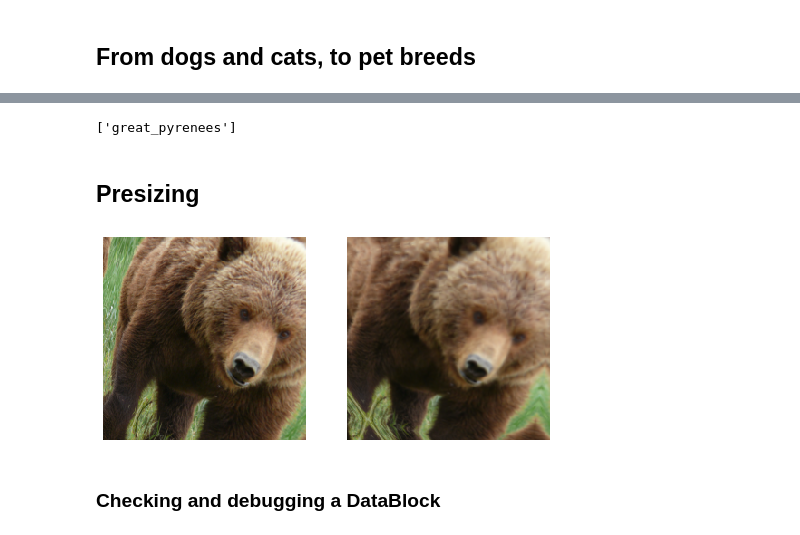
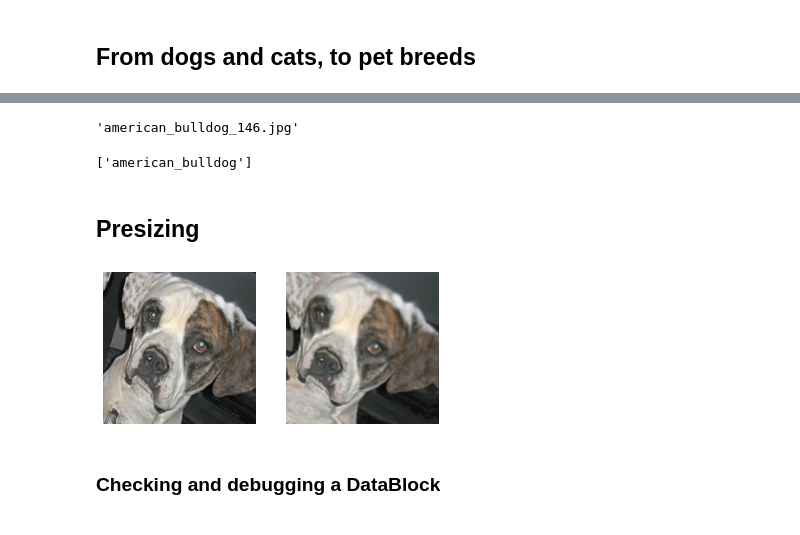
Before and after one commit to laurentprudhon/cours-deeplearning-2020, a Jupyter notebook: notebooks/04_pet_breeds.ipynb, the cells around one changed output, grey strips where cells are left out. Cells and saved outputs as stored; diff of their text form; code cells hidden in the pictures.

```diff
--- a/notebooks/04_pet_breeds.ipynb
+++ b/notebooks/04_pet_breeds.ipynb
@@ -27,9 +34,12 @@ path.ls()
 # %%
-fname = (path/"images").ls()[0]
+filepath = (path/"images").ls()[0]
+filepath.name
+# %% [output]
+'american_bulldog_146.jpg'
 # %%
-re.findall(r'(.+)_\d+.jpg$', fname.name)
+re.findall(r'(.+)_\d+.jpg$', filepath.name)
 # %% [output]
-['great_pyrenees']
+['american_bulldog']
 # %%
 pets = DataBlock(blocks = (ImageBlock, CategoryBlock),
                  get_items=get_image_files,
@@ -43,26 +55,26 @@ dls = pets.dataloaders(path/"images")
 # %%
 dblock1 = DataBlock(blocks=(ImageBlock(), CategoryBlock()),
                    get_y=parent_label,
                    item_tfms=Resize(460))
-dls1 = dblock1.dataloaders([(Path.cwd()/'images'/'grizzly.jpg')]*100, bs=8)
+dls1 = dblock1.dataloaders([filepath]*100, bs=8)
 dls1.train.get_idxs = lambda: Inf.ones
 x,y = dls1.valid.one_batch()
 _,axs = subplots(1, 2)
 
 x1 = TensorImage(x.clone())
 x1 = x1.affine_coord(sz=224)
 x1 = x1.rotate(draw=30, p=1.)
 x1 = x1.zoom(draw=1.2, p=1.)
 x1 = x1.warp(draw_x=-0.2, draw_y=0.2, p=1.)
 
 tfms = setup_aug_tfms([Rotate(draw=30, p=1, size=224), Zoom(draw=1.2, p=1., size=224),
                        Warp(draw_x=-0.2, draw_y=0.2, p=1., size=224)])
 x = Pipeline(tfms)(x)
 #x.affine_coord(coord_tfm=coord_tfm, sz=size, mode=mode, pad_mode=pad_mode)
 TensorImage(x[0]).show(ctx=axs[0])
 TensorImage(x1[0]).show(ctx=axs[1]);
 # %% [output]
-[figure, old version]
+[figure, new version]
 # %% [markdown]
 ### Checking and debugging a DataBlock
 # %%
```
Also changed, not shown: parts of 24 cells of this notebook, 3 other files.
